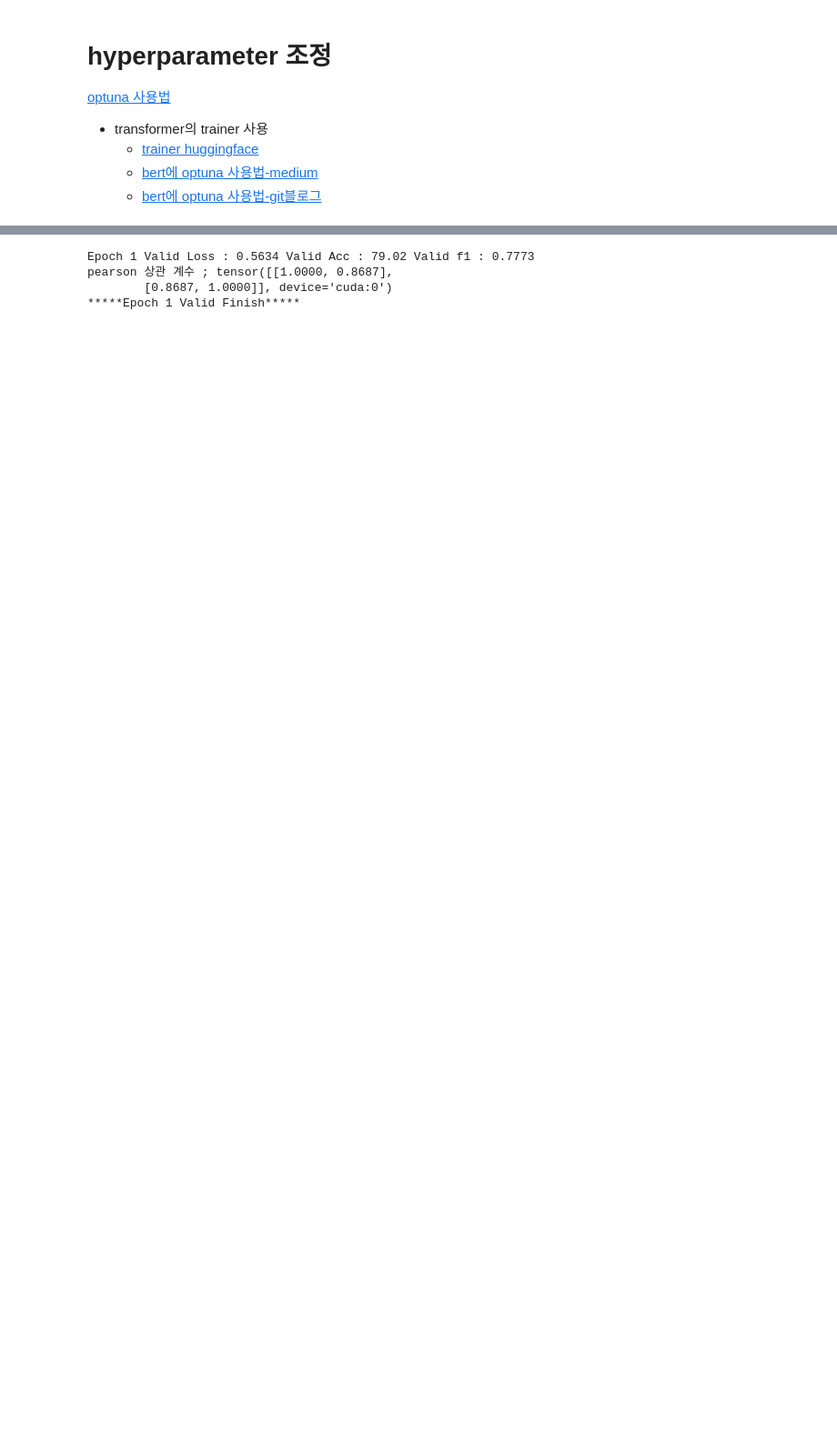
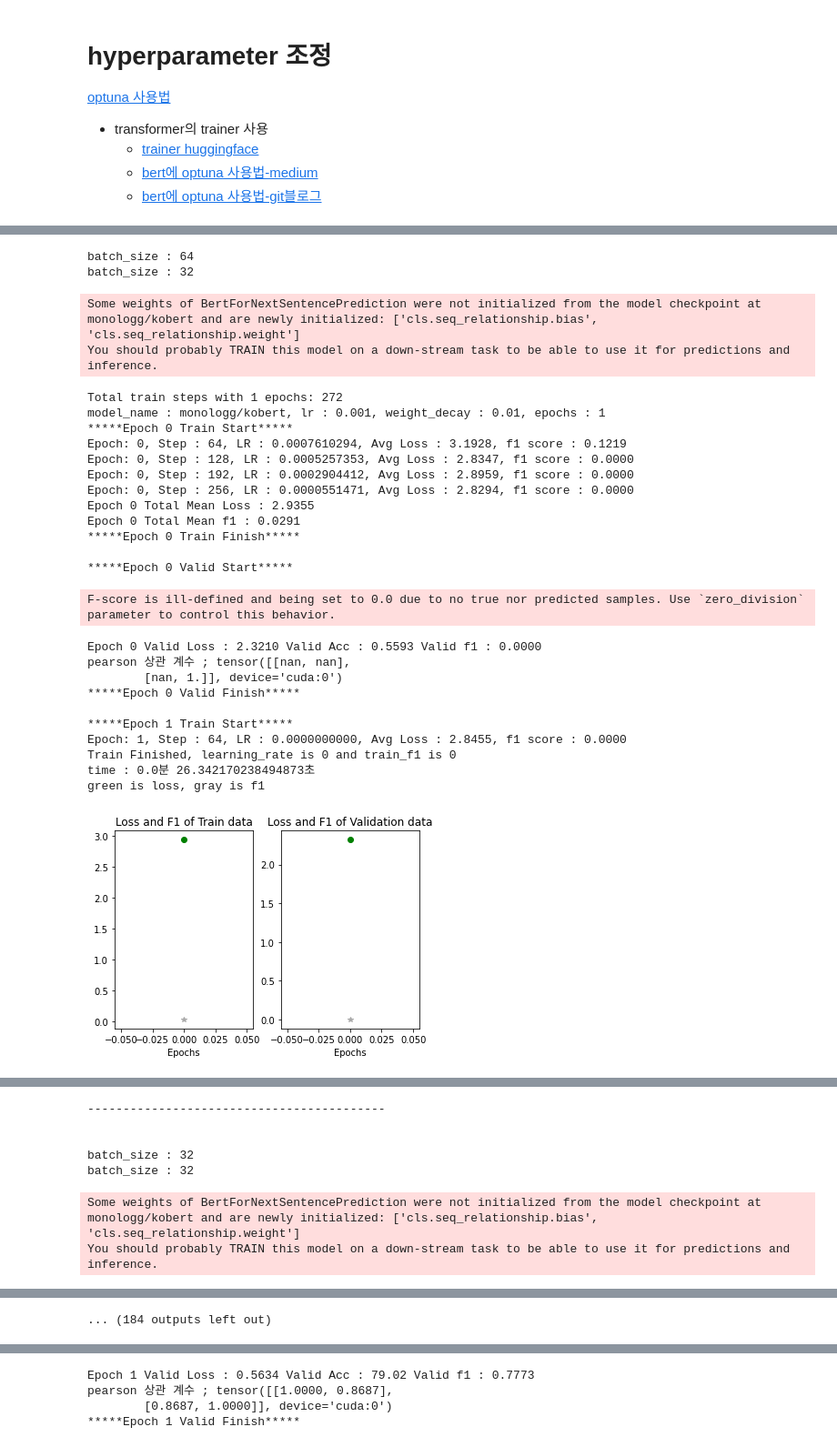
Before and after one commit to WooKyungHwa/NLU_3-, a Jupyter notebook: 최지현_sts.ipynb, the cells around one changed output, grey strips where cells are left out. Shown at 91% size. Drawn from its saved outputs; the diff is of its cells as text; code cells hidden in the pictures; blank space fills up the shorter version.

```diff
--- a/최지현_sts.ipynb
+++ b/최지현_sts.ipynb
@@ -575,8 +735,4 @@ gc.collect()
 # %%
-# We want to minimize the loss!
-study = optuna.create_study(study_name='hyper-parameter-search')
-# Optimize the objective using 5 different trials
-study.optimize(objective, n_trials=10)
 # Gives the best loss value
 print(study.best_value)
 # Gives the best hyperparameter values to get the best loss value
@@ -615,0 +748,5 @@ batch_size : {train : 32, valid : 32}
+# %%
+print('monologg/kobert\n\n')
+study = optuna.create_study(study_name='hyper-parameter-search')
+study.optimize(objective, n_trials=30)
+# %% [output]
@@ -615,0 +755,28 @@ batch_size : {train : 32, valid : 32}
+batch_size : 64
+batch_size : 32
+Some weights of BertForNextSentencePrediction were not initialized from the model checkpoint at monologg/kobert and are newly initialized: ['cls.seq_relationship.bias', 'cls.seq_relationship.weight']
+You should probably TRAIN this model on a down-stream task to be able to use it for predictions and inference.
+Total train steps with 1 epochs: 272
+model_name : monologg/kobert, lr : 0.001, weight_decay : 0.01, epochs : 1
+*****Epoch 0 Train Start*****
+Epoch: 0, Step : 64, LR : 0.0007610294, Avg Loss : 3.1928, f1 score : 0.1219
+Epoch: 0, Step : 128, LR : 0.0005257353, Avg Loss : 2.8347, f1 score : 0.0000
+Epoch: 0, Step : 192, LR : 0.0002904412, Avg Loss : 2.8959, f1 score : 0.0000
+Epoch: 0, Step : 256, LR : 0.0000551471, Avg Loss : 2.8294, f1 score : 0.0000
+Epoch 0 Total Mean Loss : 2.9355
+Epoch 0 Total Mean f1 : 0.0291
+*****Epoch 0 Train Finish*****
+
+*****Epoch 0 Valid Start*****
+F-score is ill-defined and being set to 0.0 due to no true nor predicted samples. Use `zero_division` parameter to control this behavior.
+Epoch 0 Valid Loss : 2.3210 Valid Acc : 0.5593 Valid f1 : 0.0000
+pearson 상관 계수 ; tensor([[nan, nan],
+        [nan, 1.]], device='cuda:0')
+*****Epoch 0 Valid Finish*****
+
+*****Epoch 1 Train Start*****
+Epoch: 1, Step : 64, LR : 0.0000000000, Avg Loss : 2.8455, f1 score : 0.0000
+Train Finished, learning_rate is 0 and train_f1 is 0
+time : 0.0분 26.342170238494873초
+green is loss, gray is f1
+[figure, added]
@@ -615,0 +784,7 @@ batch_size : {train : 32, valid : 32}
+------------------------------------------
+
+
+batch_size : 32
+batch_size : 32
+Some weights of BertForNextSentencePrediction were not initialized from the model checkpoint at monologg/kobert and are newly initialized: ['cls.seq_relationship.bias', 'cls.seq_relationship.weight']
+You should probably TRAIN this model on a down-stream task to be able to use it for predictions and inference.
@@ -615,0 +807 @@ batch_size : {train : 32, valid : 32}
+... (184 outputs left out)
```
Also changed, not shown: parts of 65 cells of this notebook.
